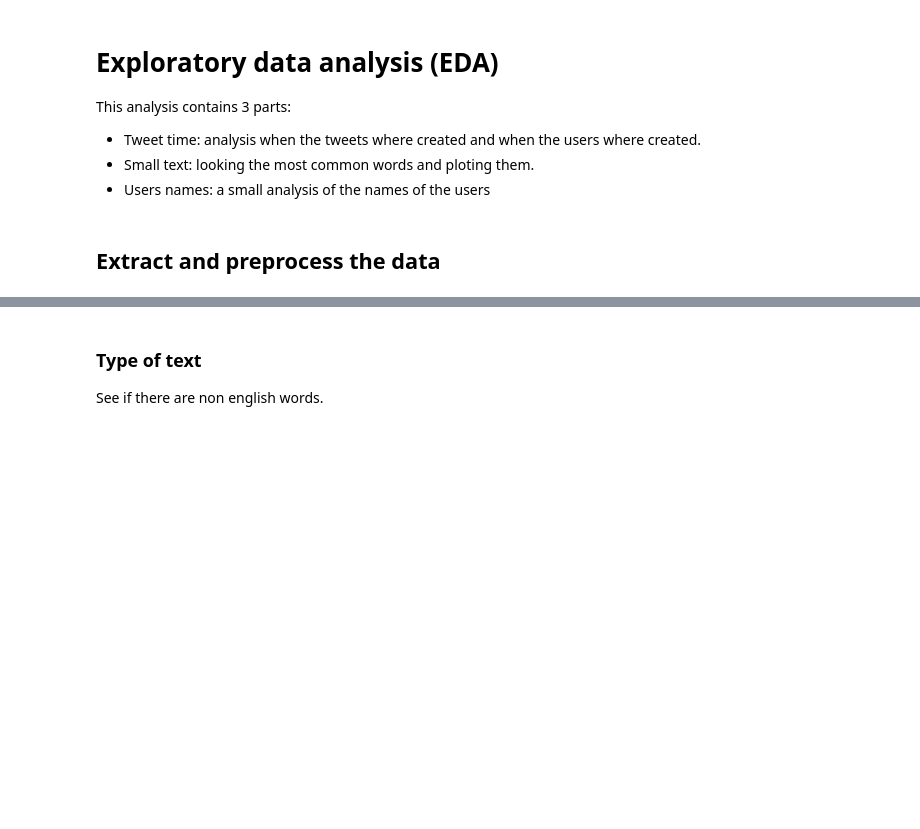
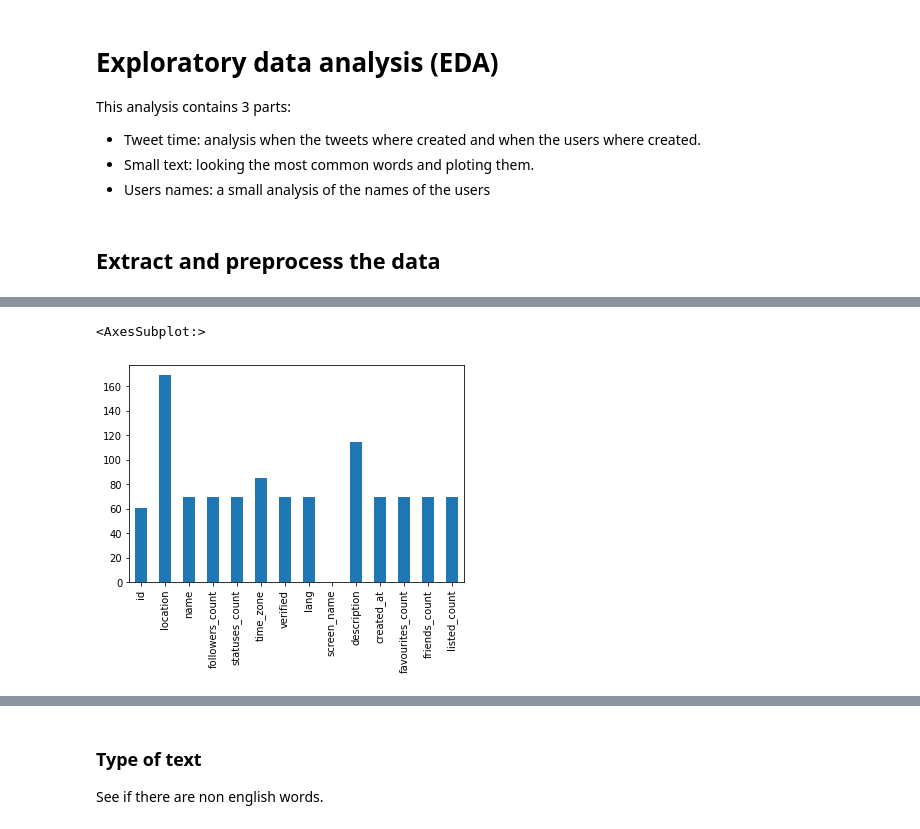
Before and after one commit to fawolfmann/fake_russian_tweets, a Jupyter notebook: EDA.ipynb, the cells around one changed output, grey strips where cells are left out. Saved outputs shown, nothing was run; the diff lists cells and outputs as text; code cells hidden in the pictures; blank space fills up the shorter version.

```diff
--- a/EDA.ipynb
+++ b/EDA.ipynb
@@ -23,0 +41,5 @@ NameError: name 'df_tweets' is not defined
+# %%
+df_users.isna().sum().plot.bar()
+# %% [output]
+<AxesSubplot:>
+[figure, added]
```
Also changed, not shown: parts of 27 cells of this notebook.
